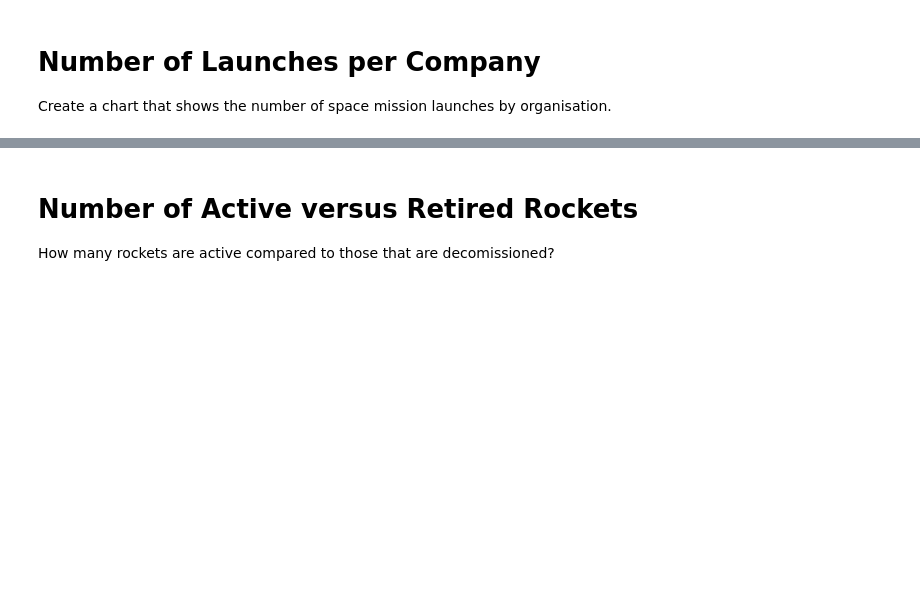
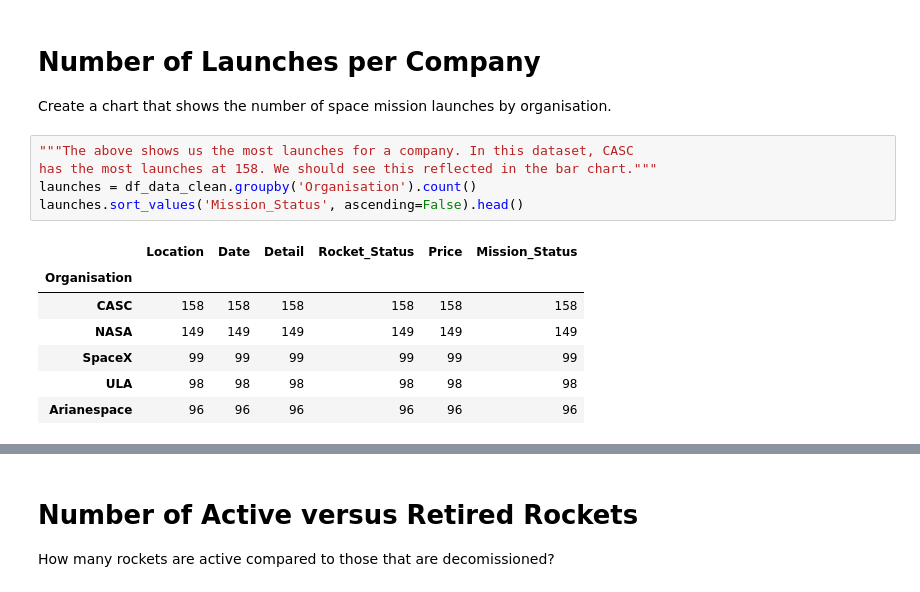
Before and after one commit to indigorose/Analysing_the_Space_Race, a Jupyter notebook: Space_Missions_Analysis_(start).ipynb, the cells around one changed output, grey strips where cells are left out. Drawn from its saved outputs; the diff is of its cells as text; blank space fills up the shorter version.

```diff
--- a/Space_Missions_Analysis_(start).ipynb
+++ b/Space_Missions_Analysis_(start).ipynb
@@ -165,3 +134,16 @@ df_data_clean.groupby('Mission_Status').count()
 # Number of Launches per Company
 
 Create a chart that shows the number of space mission launches by organisation.
+# %%
+"""The above shows us the most launches for a company. In this dataset, CASC
+has the most launches at 158. We should see this reflected in the bar chart."""
+launches = df_data_clean.groupby('Organisation').count()
+launches.sort_values('Mission_Status', ascending=False).head()
+# %% [output]
+|  | Location | Date | Detail | Rocket_Status | Price | Mission_Status |
+| Organisation |  |  |  |  |  |  |
+| CASC | 158 | 158 | 158 | 158 | 158 | 158 |
+| NASA | 149 | 149 | 149 | 149 | 149 | 149 |
+| SpaceX | 99 | 99 | 99 | 99 | 99 | 99 |
+| ULA | 98 | 98 | 98 | 98 | 98 | 98 |
+| Arianespace | 96 | 96 | 96 | 96 | 96 | 96 |
```
Also changed, not shown: parts of 13 cells of this notebook.
